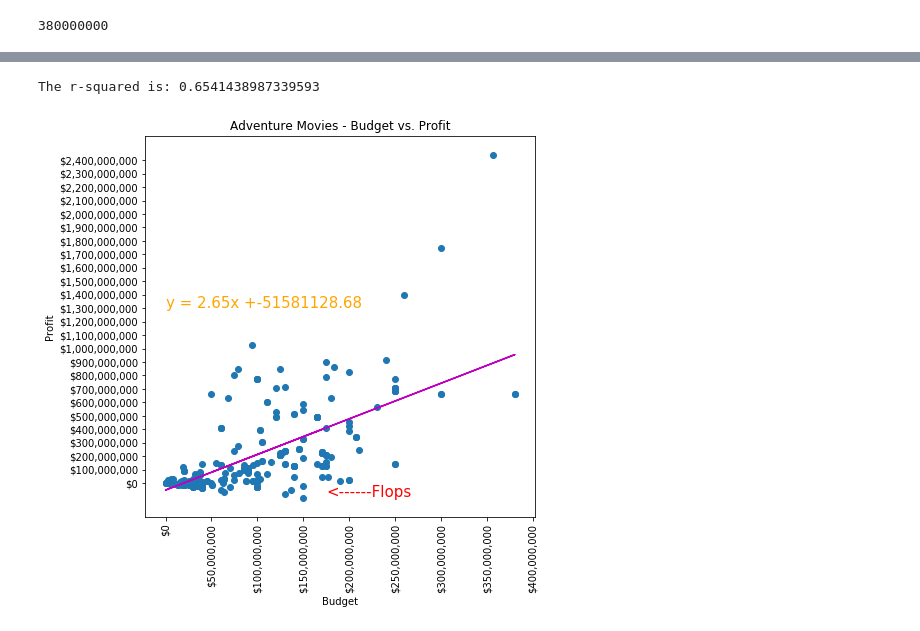
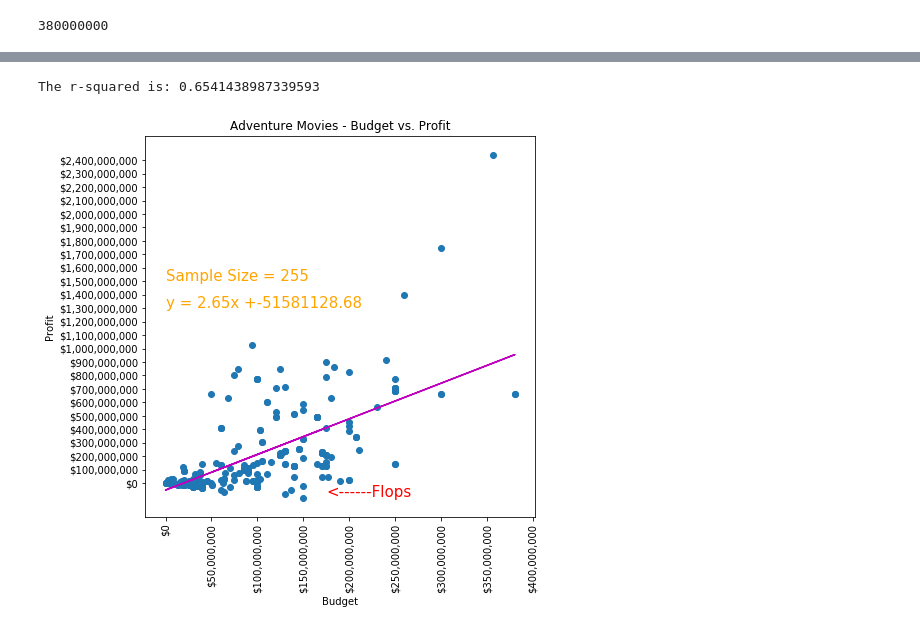
Before and after one commit to Eyes0ftheworld/UCDavis_Project1, a Jupyter notebook: Genre Movies Analysis.ipynb, the cells around one changed output, grey strips where cells are left out. Saved outputs shown, nothing was run; the diff lists cells and outputs as text; code cells hidden in the pictures.

```diff
--- a/Genre Movies Analysis.ipynb
+++ b/Genre Movies Analysis.ipynb
@@ -25,3 +39,10 @@ genre_movie_df.drop(zero_values , inplace=True)
 len(zero_values)
 # %% [output]
 1551
+# %%
+# Check indexes for which revenue has value of 0
+zero_values2 = genre_movie_df[genre_movie_df['revenue'] == 0 ].index
+# Delete these row indexes from dataFrame
+genre_movie_df.drop(zero_values2 , inplace=True)
+len(zero_values2)
+# None found
@@ -27,0 +51,3 @@ len(zero_values)
+# %%
+# Drop the one TV Movie from genre list
+genre_movie_df = genre_movie_df[genre_movie_df.genre != 'TV Movie']
@@ -175,31 +233,33 @@ x_values = adventure_df['budget']
 y_values = adventure_df['profit']
 # Perform a linear regression on budget vs. pforit margin
 (slope, intercept, rvalue, pvalue, stderr) = linregress(x_values, y_values)
 # Get regression values
 regress_values = x_values * slope + intercept
 # Create line equation string
 line_eq = "y = " + str(round(slope,2)) + "x +" + str(round(intercept,2))
 # Make the plot
 fig, ax = plt.subplots(figsize=(7,7))
 ax.annotate(line_eq,(0,1300000000),fontsize=15,color="orange")
+ax.annotate(f'Sample Size = {len(adventure_df)}',(0,1500000000),fontsize=15,color="orange")
 ax.plot(x_values,regress_values,"m-")
 ax.scatter(x_values,y_values)
 ax.set_xlabel(f'Budget')
 ax.set_ylabel(f'Profit')
 ax.set_yticks(np.arange(0,2500000000,100000000))
 ax.set_xticklabels(x_values, rotation='vertical')
 ax.set_yticklabels(y_values)
+# Format the tick values into currency
 fmt = '${x:,.0f}'
 tick = mtick.StrMethodFormatter(fmt)
 ax.yaxis.set_major_formatter(tick)
 ax.xaxis.set_major_formatter(tick)
 ax.set_title(f'Adventure Movies - Budget vs. Profit',fontsize=12)
 ax.annotate(f'<------Flops',(175000000,-100000000),fontsize=15,color="red")
 # Print r square value
 print(f"The r-squared is: {rvalue}")
 fig.savefig('Images/Scatter_BudgetvProfit.png', bbox_inches = "tight")
 # Show plot
 plt.show()
 # %% [output]
 The r-squared is: 0.6541438987339593
-[figure, old version]
+[figure, new version]
```
Also changed, not shown: parts of 18 cells of this notebook, 3 other files.
